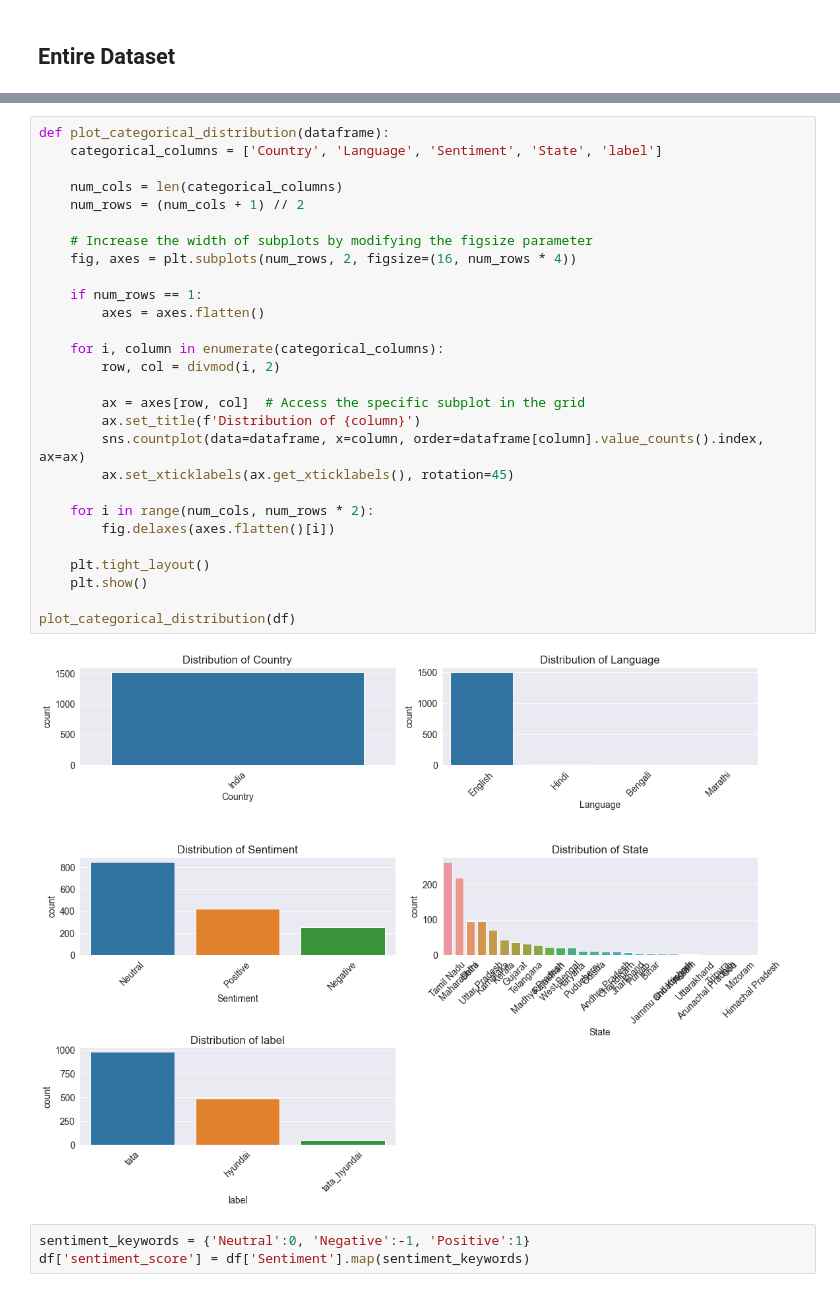
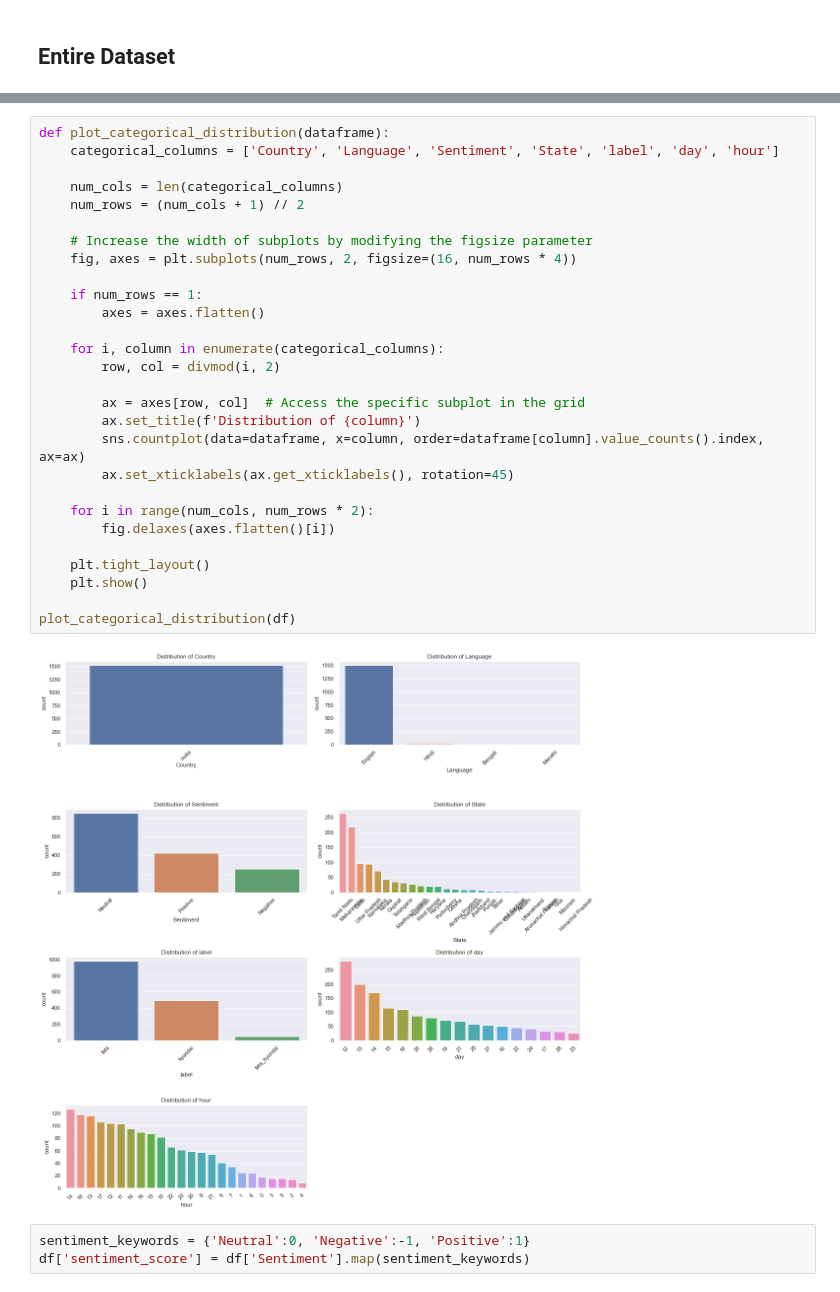
Before and after one commit to rbhattar07/Tata-Motors--Consumer-Favorability-Analysis, a Jupyter notebook: main.ipynb, the cells around one changed output, grey strips where cells are left out. Saved outputs shown, nothing was run; the diff lists cells and outputs as text.

```diff
--- a/main.ipynb
+++ b/main.ipynb
@@ -294,33 +320,33 @@ remaining_df.to_csv('remaining_df.csv', index=False)
 # %%
 def plot_categorical_distribution(dataframe):
-    categorical_columns = ['Country', 'Language', 'Sentiment', 'State', 'label']
+    categorical_columns = ['Country', 'Language', 'Sentiment', 'State', 'label', 'day', 'hour']
 
     num_cols = len(categorical_columns)
     num_rows = (num_cols + 1) // 2
 
     # Increase the width of subplots by modifying the figsize parameter
     fig, axes = plt.subplots(num_rows, 2, figsize=(16, num_rows * 4))
 
     if num_rows == 1:
         axes = axes.flatten()
 
     for i, column in enumerate(categorical_columns):
         row, col = divmod(i, 2)
 
         ax = axes[row, col]  # Access the specific subplot in the grid
         ax.set_title(f'Distribution of {column}')
         sns.countplot(data=dataframe, x=column, order=dataframe[column].value_counts().index, ax=ax)
         ax.set_xticklabels(ax.get_xticklabels(), rotation=45)
 
     for i in range(num_cols, num_rows * 2):
         fig.delaxes(axes.flatten()[i])
 
     plt.tight_layout()
     plt.show()
 
 plot_categorical_distribution(df)
 # %% [output]
-[figure, old version]
+[figure, new version]
 # %%
 sentiment_keywords = {'Neutral':0, 'Negative':-1, 'Positive':1}
 df['sentiment_score'] = df['Sentiment'].map(sentiment_keywords)
```
Also changed, not shown: parts of 21 cells of this notebook, 1 other file.
